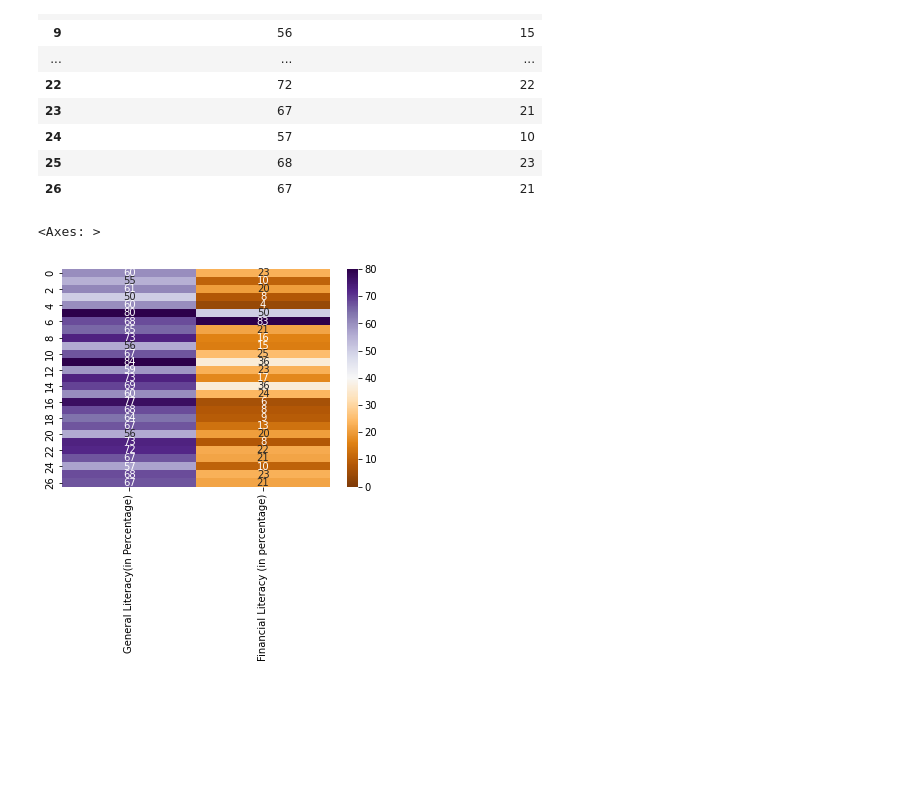
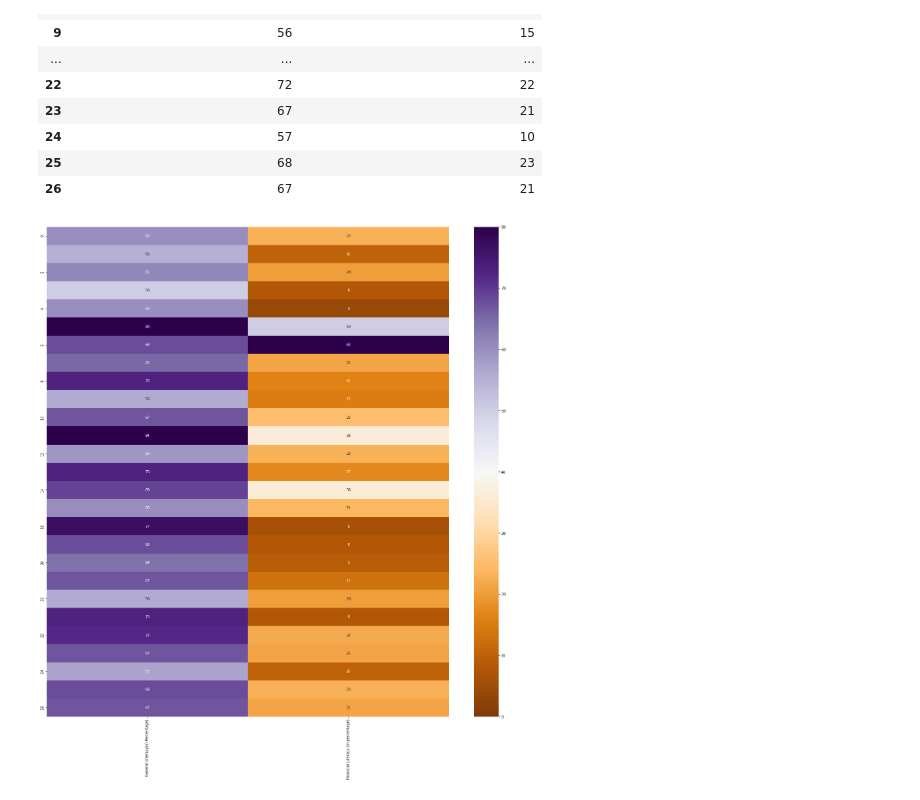
Before and after one commit to sahil09130/AutoComplete, a Jupyter notebook: Heatmap1.ipynb, the cells around one changed output. Cells and saved outputs as stored; diff of their text form; code cells hidden in the pictures; blank space fills up the shorter version.

```diff
--- a/Heatmap1.ipynb
+++ b/Heatmap1.ipynb
@@ -37,7 +37,9 @@ x
 | 25 | 68 | 23 |
 | 26 | 67 | 21 |
 # %%
-sns.heatmap(x , vmin=0 , vmax = 80, cmap='PuOr', annot =True )
+sns.heatmap( x , vmin=0 , vmax = 80, cmap='PuOr', annot =True )
+plt.gcf().set_size_inches(25, 25)
+
+plt.show()
 # %% [output]
-<Axes: >
-[figure, old version]
+[figure, new version]
```
